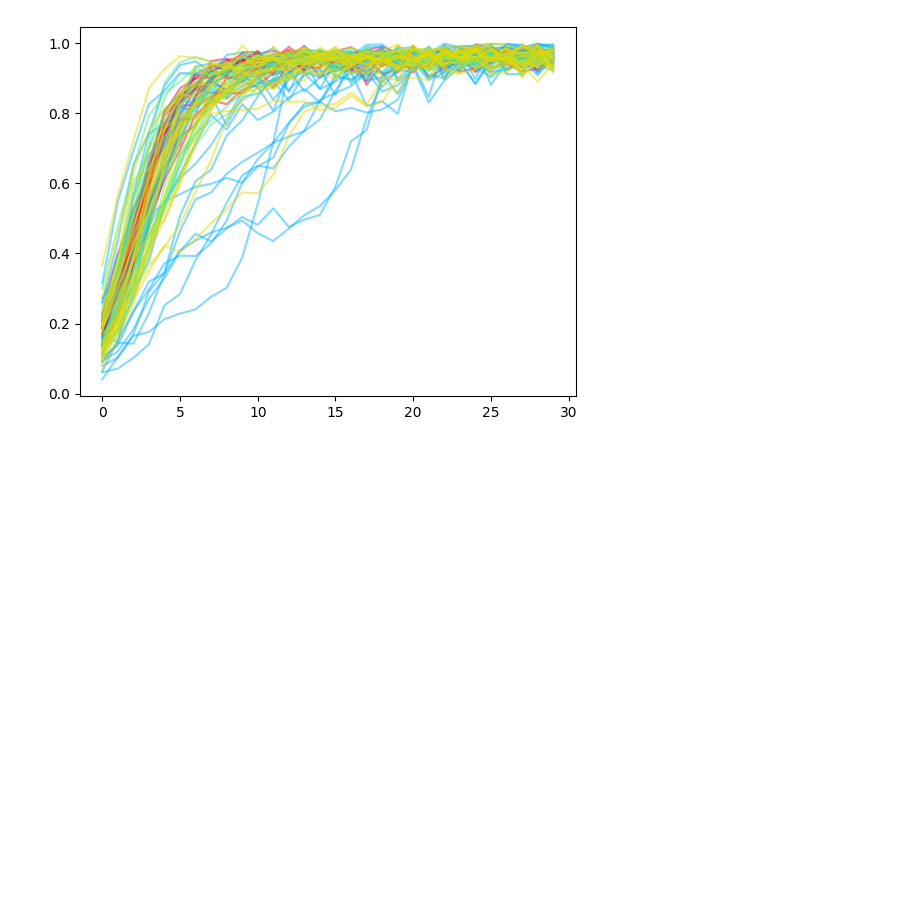
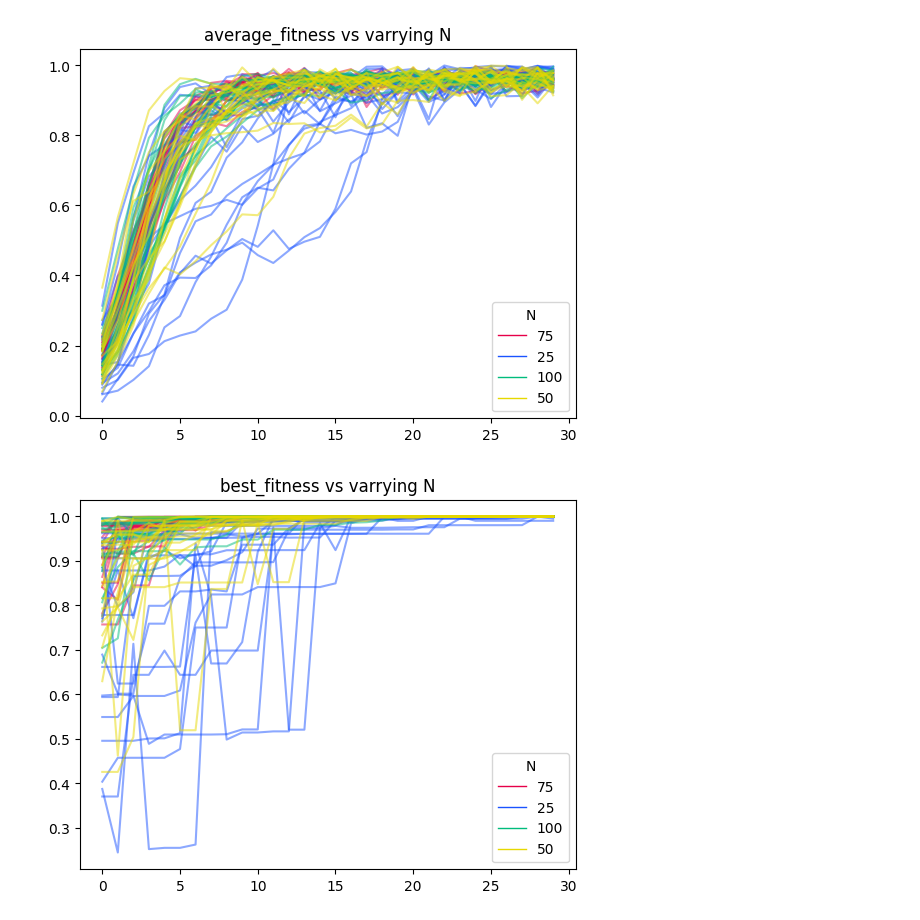
Before and after one commit to ParkerNC/bio-lab-2, a Jupyter notebook: graphs.ipynb, the cells around one changed output. Cells and saved outputs as stored; diff of their text form; code cells hidden in the pictures; blank space fills up the shorter version.

```diff
--- a/graphs.ipynb
+++ b/graphs.ipynb
@@ -10,15 +11,38 @@ data = pandas.read_csv("output_final.csv")
 
 #N = 50, pm = 0.01, pc = 0.3, and tournament size at 2.
 # %%
-def graph_lines(data: pandas.DataFrame, t: str):
-    colors = ["#e60049", "#0bb4ff", "#50e991", "#00bfa0"]
+def graph_lines(data: pandas.DataFrame, t: str, fit: str):
+    colors = ["#e60049", "#1a53ff", "#00bc7c", "#e6d800"]
+    names = []
+    fig, ax = plt.subplots()
 
     for c,types in enumerate(data[t].unique()):
+        names.append(types)
+
         for i in data["iteration"].unique():
             line = data[(data[t] == types) & (data["iteration"] == i)]
-            plt.plot('generation', 'average_fitness', color=colors[c], data=line, alpha=0.5)
+            plt.plot('generation', fit, color=colors[c], data=line, alpha=0.5)
+
+    custom_lines = [Line2D([0], [0], color=c, lw=1) for c in colors]
+    plt.title(f"{fit} vs varrying {t}")
+    ax.legend(custom_lines, names, title=t)
+    plt.savefig(f"figs/{t}_{fit}.pdf")
+
+def graph_heat(data: pandas.DataFrame):
+    fig, ax = plt.subplots()
+    plt.imshow(data)
+
+def graph_scatter(data: pandas.DataFrame, t: str):
+    fig, ax = plt.subplots()
+    plt.scatter(data[t], data["num_solutions_found"])
+    plt.xlabel(f"{t} value")
+    plt.ylabel(f"solutions found")
+    plt.savefig(f"figs/solutions_by_{t}.pdf")
 # %%
 dataN = data[(data["p_m"] == 0.01) & (data["p_c"] == 0.3) & (data["tournament_size"] == 2)]
-graph_lines(dataN, "N")
+graph_lines(dataN, "N", "average_fitness")
+graph_lines(dataN, "N", "best_fitness")
+graph_lines(dataN, "N", "diversity_metric")
 # %% [output]
-[figure, old version]
+[figure, new version]
+[figure, added]
```
Also changed, not shown: parts of 6 cells of this notebook, 18 other files.
